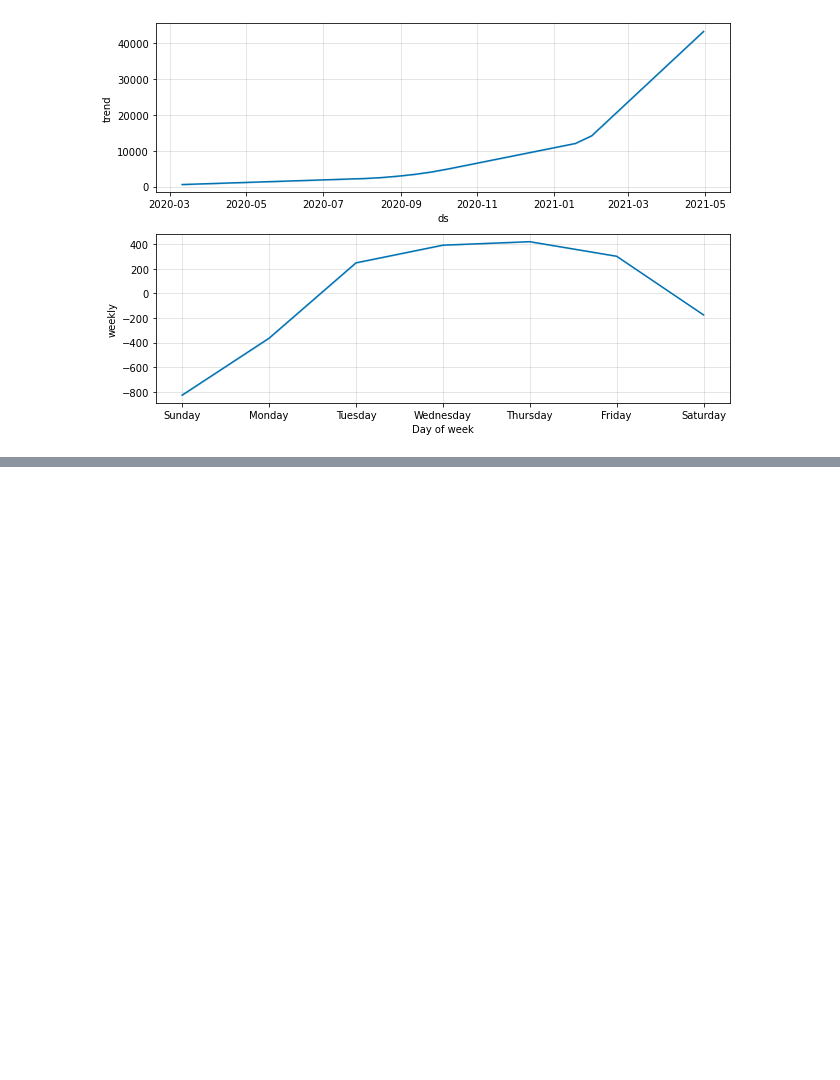
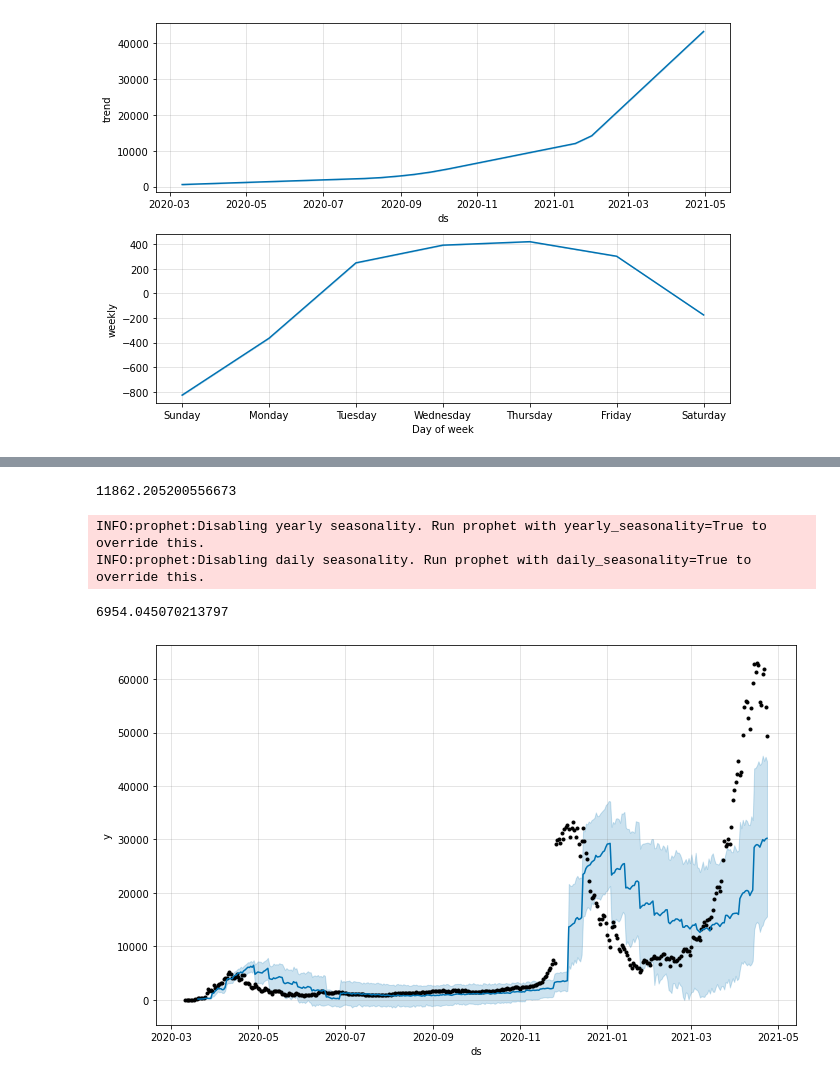
Before and after one commit to nafizcntz/Covid19-Tr-Forecasting, a Jupyter notebook: deneme.ipynb, the cells around one changed output, grey strips where cells are left out. Drawn from its saved outputs; the diff is of its cells as text; code cells hidden in the pictures; blank space fills up the shorter version.

```diff
--- a/deneme.ipynb
+++ b/deneme.ipynb
@@ -280,0 +289,4 @@ ig2 = m.plot_components(forecast)
+# %%
+prophet_df = df[["Tarih", "Bugünkü Vaka Sayısı"]]
+prophet_df.columns =["ds", "y"]
+prophet_df
@@ -280,0 +399,13 @@ ig2 = m.plot_components(forecast)
+# %%
+df_p['rmse'].mean()
+# %% [output]
+11862.205200556673
+# %%
+m = Prophet(interval_width=0.95)
+m.fit(prophet_df)
+future = m.make_future_dataframe(periods=365,include_history=True)
+# %% [output]
+INFO:prophet:Disabling yearly seasonality. Run prophet with yearly_seasonality=True to override this.
+INFO:prophet:Disabling daily seasonality. Run prophet with daily_seasonality=True to override this.
+# %%
+forecast = m.predict(future)
@@ -280,0 +416,8 @@ ig2 = m.plot_components(forecast)
+# %%
+rmse
+# %% [output]
+6954.045070213797
+# %%
+fig1 = m.plot(forecast)
+# %% [output]
+[figure, added]
```
Also changed, not shown: parts of 14 cells of this notebook.
